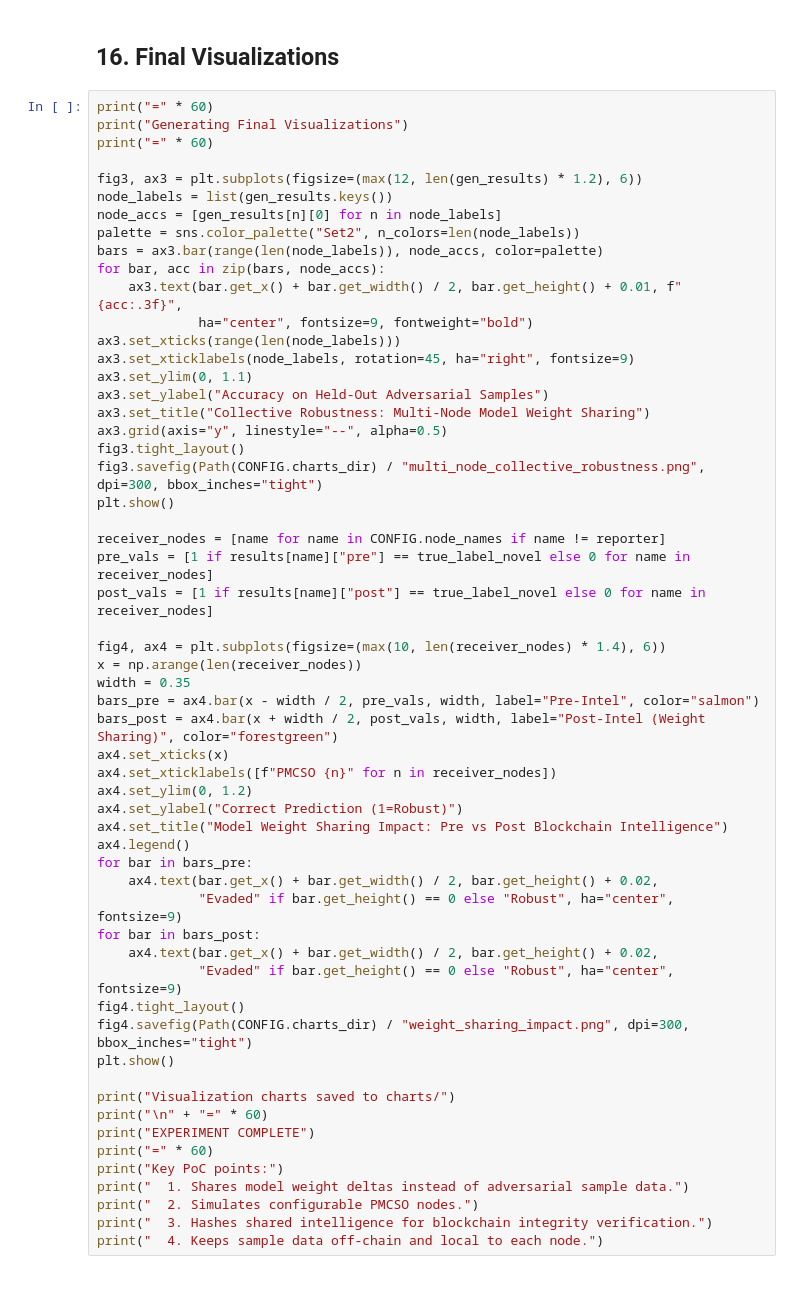
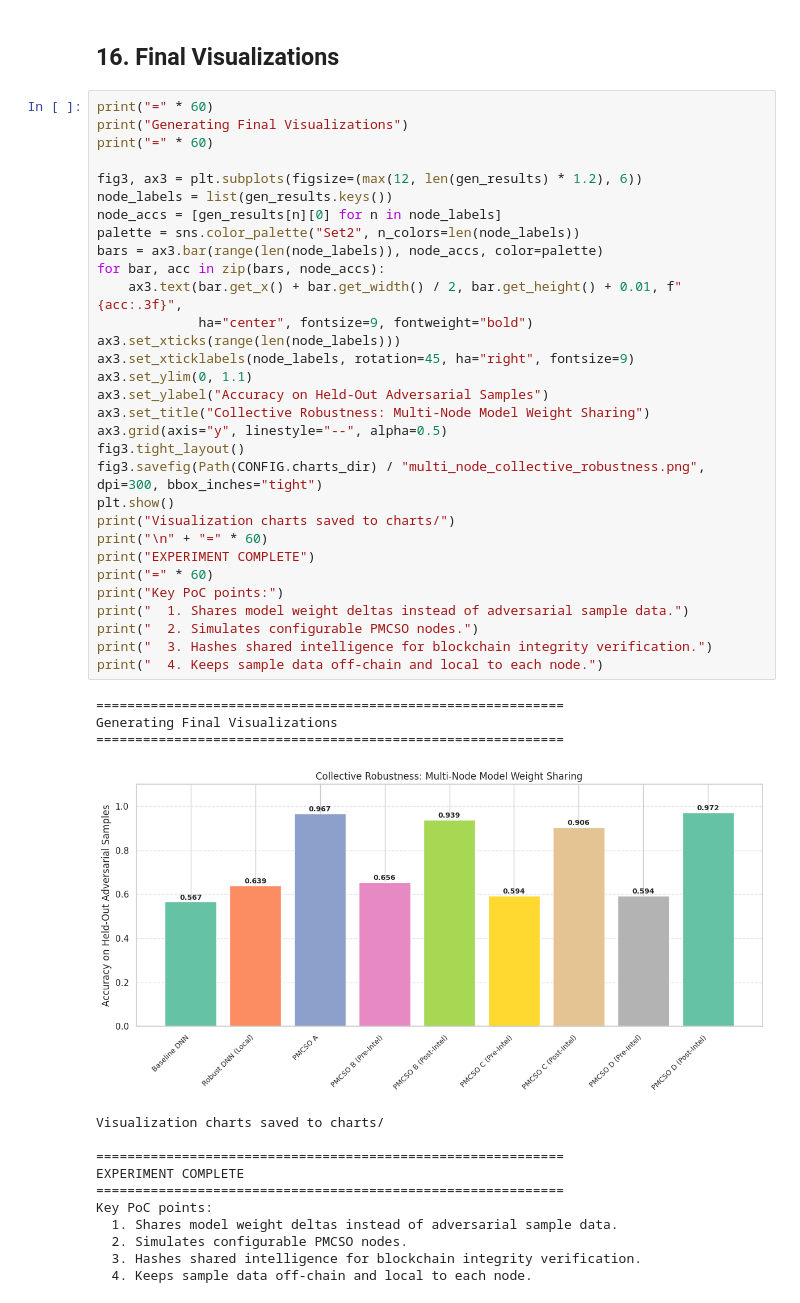
Before and after one commit to bitmvk/Blockchain-enabled-Adversarial-Threat-Intelligence-Sharing-for-Robust-Ransomware-Detection-air-gaps, a Jupyter notebook: main_enhanced_configurable.ipynb, the cells around one changed output. Cells and saved outputs as stored; diff of their text form.

```diff
--- a/main_enhanced_configurable.ipynb
+++ b/main_enhanced_configurable.ipynb
@@ -856,56 +1044,45 @@ for name in CONFIG.node_names:
 print("=" * 60)
 print("Generating Final Visualizations")
 print("=" * 60)
 
 fig3, ax3 = plt.subplots(figsize=(max(12, len(gen_results) * 1.2), 6))
 node_labels = list(gen_results.keys())
 node_accs = [gen_results[n][0] for n in node_labels]
 palette = sns.color_palette("Set2", n_colors=len(node_labels))
 bars = ax3.bar(range(len(node_labels)), node_accs, color=palette)
 for bar, acc in zip(bars, node_accs):
     ax3.text(bar.get_x() + bar.get_width() / 2, bar.get_height() + 0.01, f"{acc:.3f}",
              ha="center", fontsize=9, fontweight="bold")
 ax3.set_xticks(range(len(node_labels)))
 ax3.set_xticklabels(node_labels, rotation=45, ha="right", fontsize=9)
 ax3.set_ylim(0, 1.1)
 ax3.set_ylabel("Accuracy on Held-Out Adversarial Samples")
 ax3.set_title("Collective Robustness: Multi-Node Model Weight Sharing")
 ax3.grid(axis="y", linestyle="--", alpha=0.5)
 fig3.tight_layout()
 fig3.savefig(Path(CONFIG.charts_dir) / "multi_node_collective_robustness.png", dpi=300, bbox_inches="tight")
 plt.show()
-
-receiver_nodes = [name for name in CONFIG.node_names if name != reporter]
-pre_vals = [1 if results[name]["pre"] == true_label_novel else 0 for name in receiver_nodes]
-post_vals = [1 if results[name]["post"] == true_label_novel else 0 for name in receiver_nodes]
-
-fig4, ax4 = plt.subplots(figsize=(max(10, len(receiver_nodes) * 1.4), 6))
-x = np.arange(len(receiver_nodes))
-width = 0.35
-bars_pre = ax4.bar(x - width / 2, pre_vals, width, label="Pre-Intel", color="salmon")
-bars_post = ax4.bar(x + width / 2, post_vals, width, label="Post-Intel (Weight Sharing)", color="forestgreen")
-ax4.set_xticks(x)
-ax4.set_xticklabels([f"PMCSO {n}" for n in receiver_nodes])
-ax4.set_ylim(0, 1.2)
-ax4.set_ylabel("Correct Prediction (1=Robust)")
-ax4.set_title("Model Weight Sharing Impact: Pre vs Post Blockchain Intelligence")
-ax4.legend()
-for bar in bars_pre:
-    ax4.text(bar.get_x() + bar.get_width() / 2, bar.get_height() + 0.02,
-             "Evaded" if bar.get_height() == 0 else "Robust", ha="center", fontsize=9)
-for bar in bars_post:
-    ax4.text(bar.get_x() + bar.get_width() / 2, bar.get_height() + 0.02,
-             "Evaded" if bar.get_height() == 0 else "Robust", ha="center", fontsize=9)
-fig4.tight_layout()
-fig4.savefig(Path(CONFIG.charts_dir) / "weight_sharing_impact.png", dpi=300, bbox_inches="tight")
-plt.show()
-
 print("Visualization charts saved to charts/")
 print("\n" + "=" * 60)
 print("EXPERIMENT COMPLETE")
 print("=" * 60)
 print("Key PoC points:")
 print("  1. Shares model weight deltas instead of adversarial sample data.")
 print("  2. Simulates configurable PMCSO nodes.")
 print("  3. Hashes shared intelligence for blockchain integrity verification.")
 print("  4. Keeps sample data off-chain and local to each node.")
+# %% [output]
+============================================================
+Generating Final Visualizations
+============================================================
+[figure, added]
+Visualization charts saved to charts/
+
+============================================================
+EXPERIMENT COMPLETE
+============================================================
+Key PoC points:
+  1. Shares model weight deltas instead of adversarial sample data.
+  2. Simulates configurable PMCSO nodes.
+  3. Hashes shared intelligence for blockchain integrity verification.
+  4. Keeps sample data off-chain and local to each node.
```
Also changed, not shown: parts of 15 cells of this notebook, 1 other file.
